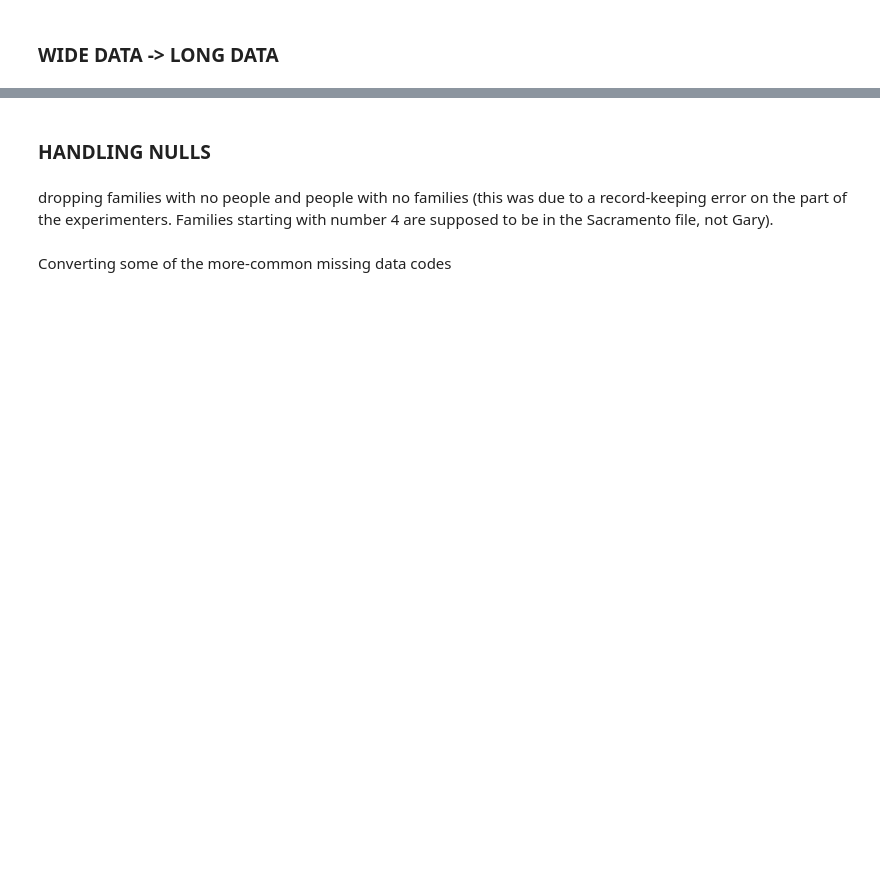
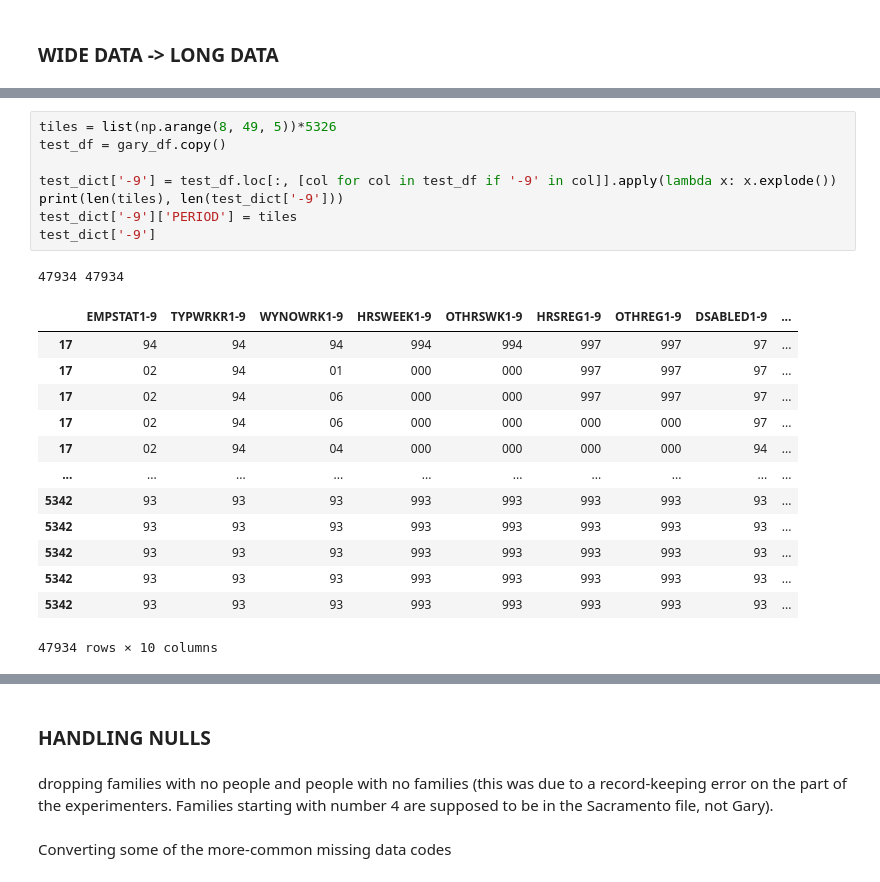
Before and after one commit to luke-swans0n/NIT, a Jupyter notebook: notebooks/NIT_CAPSTONE.ipynb, the cells around one changed output, grey strips where cells are left out. Saved outputs shown, nothing was run; the diff lists cells and outputs as text; blank space fills up the shorter version.

```diff
--- a/notebooks/NIT_CAPSTONE.ipynb
+++ b/notebooks/NIT_CAPSTONE.ipynb
@@ -16,0 +87,23 @@ gary_df.dropna(inplace=True)
+# %%
+tiles = list(np.arange(8, 49, 5))*5326
+test_df = gary_df.copy()
+
+test_dict['-9'] = test_df.loc[:, [col for col in test_df if '-9' in col]].apply(lambda x: x.explode())
+print(len(tiles), len(test_dict['-9']))
+test_dict['-9']['PERIOD'] = tiles
+test_dict['-9']
+# %% [output]
+47934 47934
+|  | EMPSTAT1-9 | TYPWRKR1-9 | WYNOWRK1-9 | HRSWEEK1-9 | OTHRSWK1-9 | HRSREG1-9 | OTHREG1-9 | DSABLED1-9 | ... |
+| 17 | 94 | 94 | 94 | 994 | 994 | 997 | 997 | 97 | ... |
+| 17 | 02 | 94 | 01 | 000 | 000 | 997 | 997 | 97 | ... |
+| 17 | 02 | 94 | 06 | 000 | 000 | 997 | 997 | 97 | ... |
+| 17 | 02 | 94 | 06 | 000 | 000 | 000 | 000 | 97 | ... |
+| 17 | 02 | 94 | 04 | 000 | 000 | 000 | 000 | 94 | ... |
+| ... | ... | ... | ... | ... | ... | ... | ... | ... | ... |
+| 5342 | 93 | 93 | 93 | 993 | 993 | 993 | 993 | 93 | ... |
+| 5342 | 93 | 93 | 93 | 993 | 993 | 993 | 993 | 93 | ... |
+| 5342 | 93 | 93 | 93 | 993 | 993 | 993 | 993 | 93 | ... |
+| 5342 | 93 | 93 | 93 | 993 | 993 | 993 | 993 | 93 | ... |
+| 5342 | 93 | 93 | 93 | 993 | 993 | 993 | 993 | 93 | ... |
+47934 rows × 10 columns
```
Also changed, not shown: parts of 53 cells of this notebook, 11 other files.
